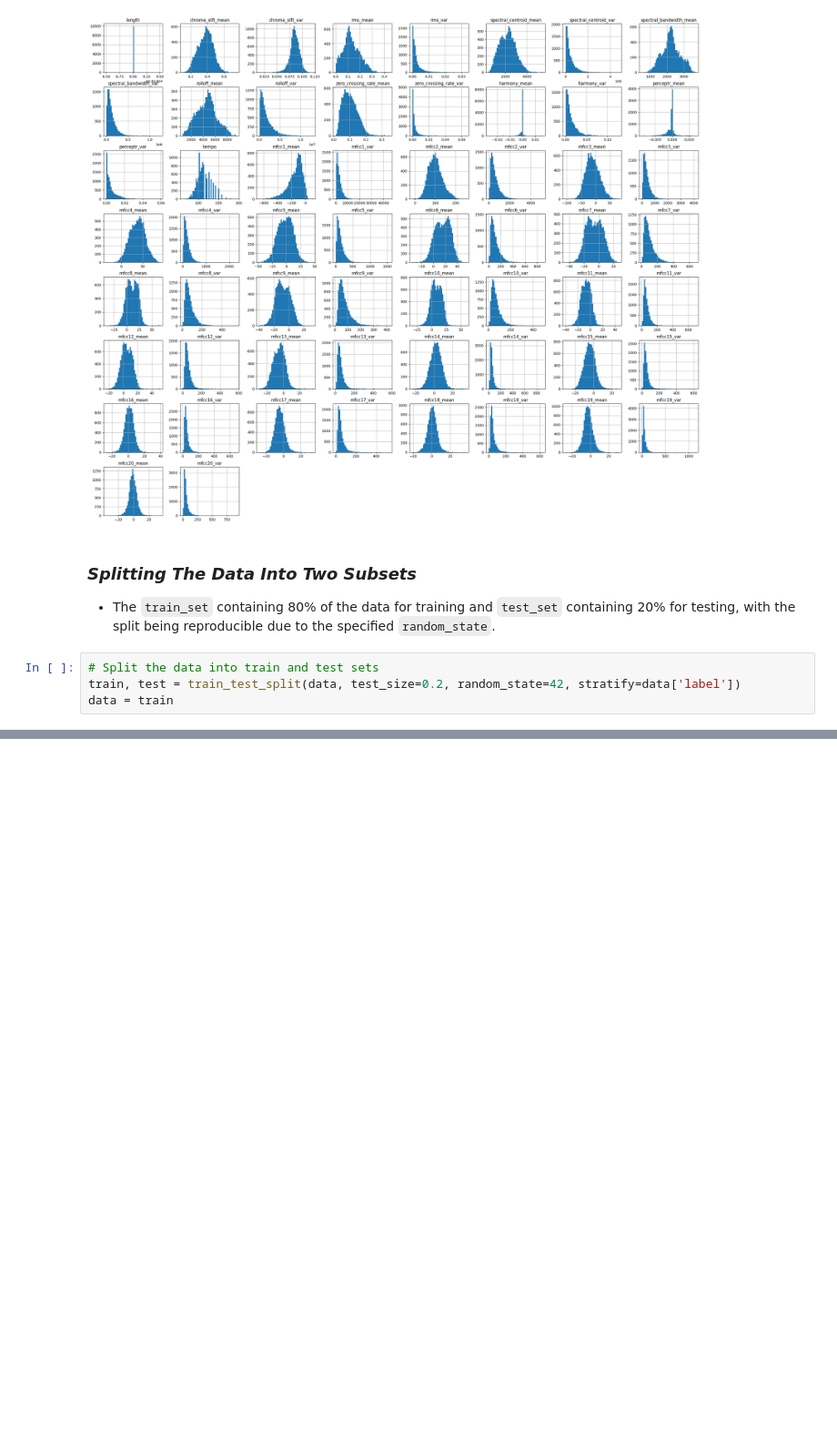
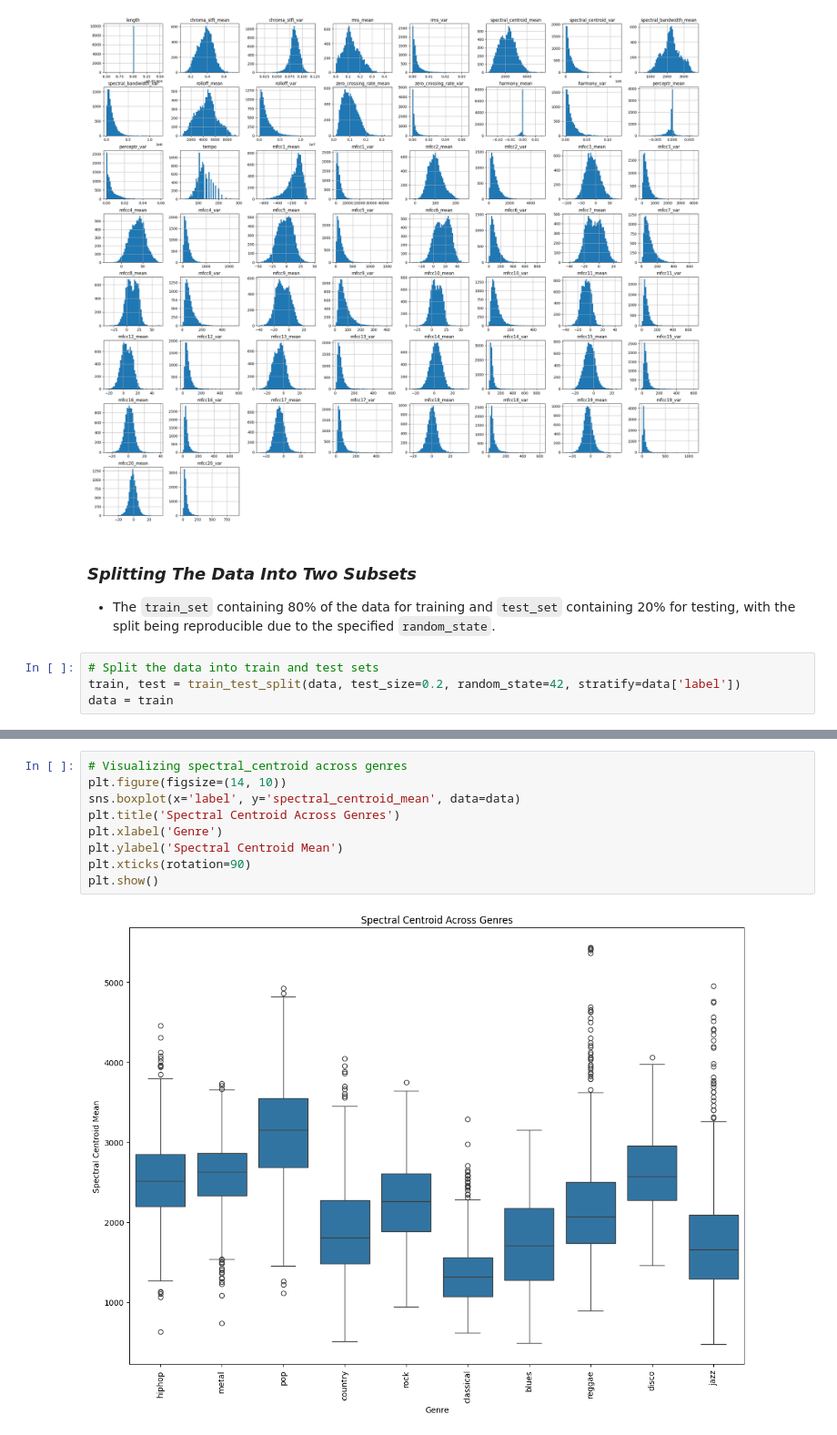
Before and after one commit to coleaydelotte/Genre-Prediciton, a Jupyter notebook: nb.ipynb, the cells around one changed output, grey strips where cells are left out. Shown: that part at 91% size. Cells and saved outputs as stored; diff of their text form; blank space fills up the shorter version.

```diff
--- a/nb.ipynb
+++ b/nb.ipynb
@@ -321,0 +221,11 @@ plt.colorbar();
+# %%
+# Visualizing spectral_centroid across genres
+plt.figure(figsize=(14, 10))
+sns.boxplot(x='label', y='spectral_centroid_mean', data=data)
+plt.title('Spectral Centroid Across Genres')
+plt.xlabel('Genre')
+plt.ylabel('Spectral Centroid Mean')
+plt.xticks(rotation=90)
+plt.show()
+# %% [output]
+[figure, added]
```
Also changed, not shown: parts of 22 cells of this notebook.
